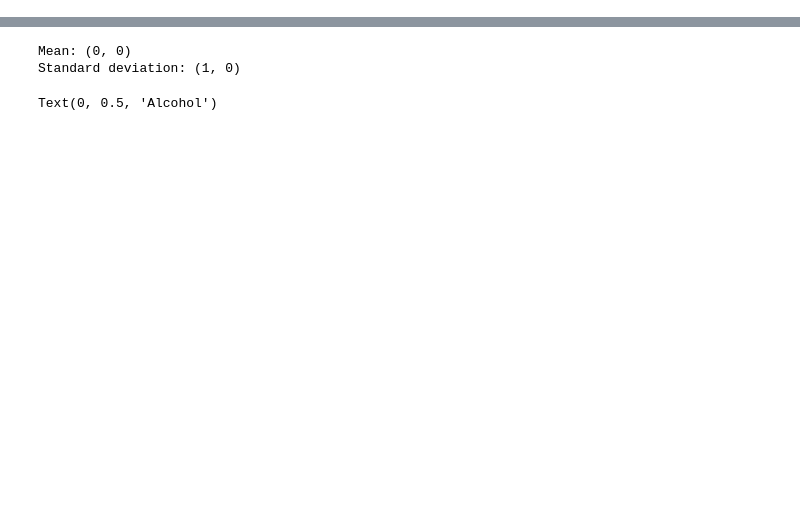
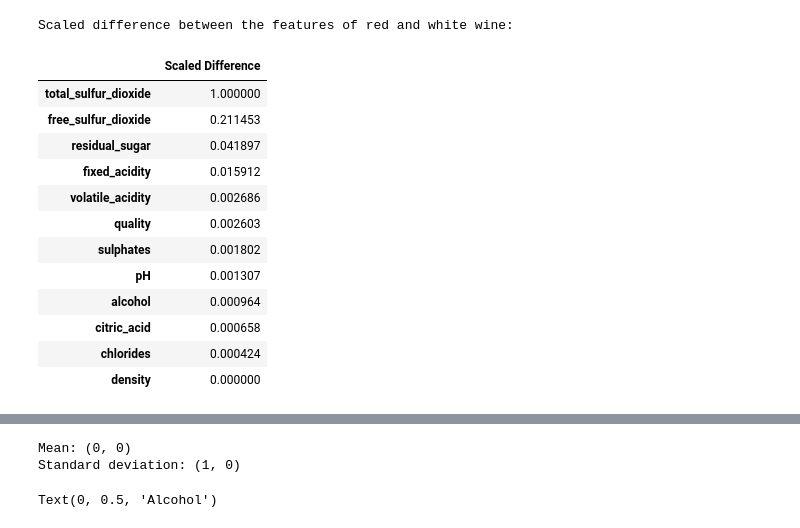
Before and after one commit to kjarjoura/INDE577, a Jupyter notebook: Supervised Learning/The Perceptron/The Preceptron.ipynb, the cells around one changed output, grey strips where cells are left out. Saved outputs shown, nothing was run; the diff lists cells and outputs as text; code cells hidden in the pictures; blank space fills up the shorter version.

```diff
--- a/Supervised Learning/The Perceptron/The Preceptron.ipynb
+++ b/Supervised Learning/The Perceptron/The Preceptron.ipynb
@@ -57,0 +75,34 @@ print(df)
+# %%
+difference = avg_quality.diff().iloc[1]
+
+# take the absolute value of the differences
+absolute_difference = difference.abs()
+
+# sort the absolute differences in descending order
+sorted_absolute_difference = absolute_difference.sort_values(ascending=False)
+
+# normalize the absolute differences
+scaler = MinMaxScaler()
+scaled_absolute_difference = pd.DataFrame(scaler.fit_transform(absolute_difference.values.reshape(-1, 1)),
+                                           index=absolute_difference.index, columns=['Scaled Difference'])
+
+# sort the scaled absolute differences in descending order
+sorted_scaled_absolute_difference = scaled_absolute_difference.sort_values(by='Scaled Difference', ascending=False)
+
+print("Scaled difference between the features of red and white wine:")
+sorted_scaled_absolute_difference
+# %% [output]
+Scaled difference between the features of red and white wine:
+|  | Scaled Difference |
+| total_sulfur_dioxide | 1.000000 |
+| free_sulfur_dioxide | 0.211453 |
+| residual_sugar | 0.041897 |
+| fixed_acidity | 0.015912 |
+| volatile_acidity | 0.002686 |
+| quality | 0.002603 |
+| sulphates | 0.001802 |
+| pH | 0.001307 |
+| alcohol | 0.000964 |
+| citric_acid | 0.000658 |
+| chlorides | 0.000424 |
+| density | 0.000000 |
```
Also changed, not shown: parts of 6 cells of this notebook.
